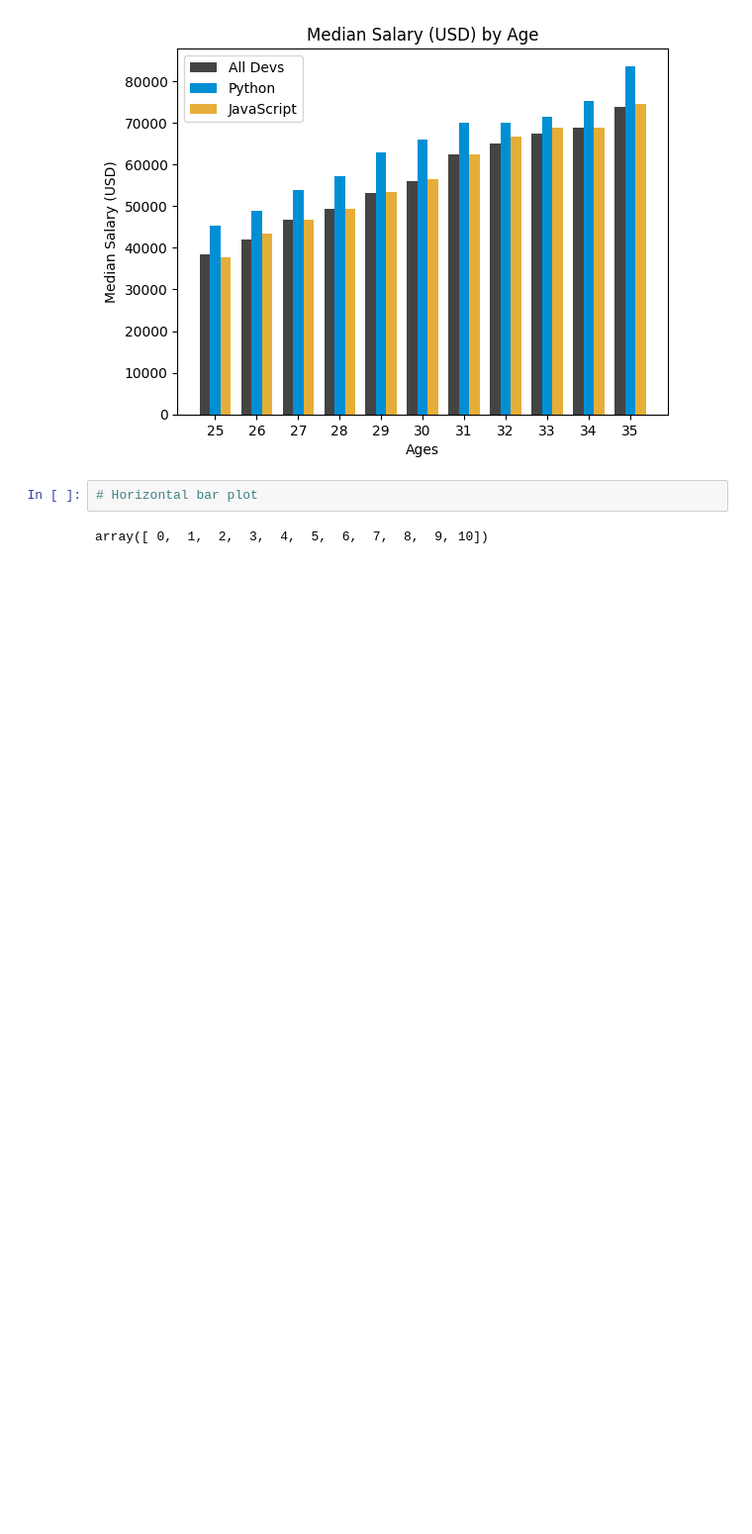
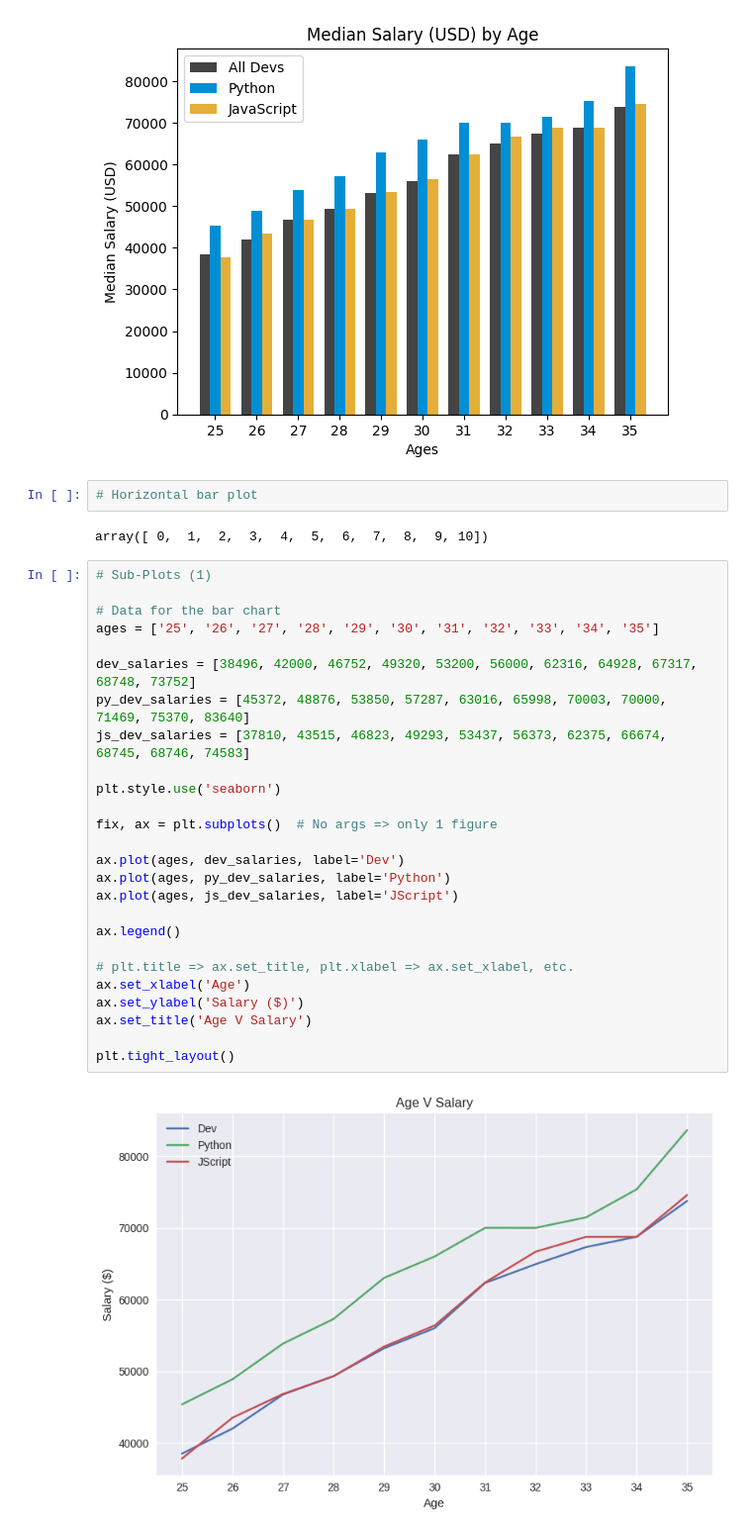
Before and after one commit to Mark12481632/Python-Language, a Jupyter notebook: Matplotlib.ipynb, the cells around one changed output. Shown at 99% size. Drawn from its saved outputs; the diff is of its cells as text; blank space fills up the shorter version.

```diff
--- a/Matplotlib.ipynb
+++ b/Matplotlib.ipynb
@@ -237,3 +274,31 @@ plt.show()  # Display the plot
 # Horizontal bar plot
 # %% [output]
 array([ 0,  1,  2,  3,  4,  5,  6,  7,  8,  9, 10])
+# %%
+# Sub-Plots (1)
+
+# Data for the bar chart
+ages = ['25', '26', '27', '28', '29', '30', '31', '32', '33', '34', '35']
+
+dev_salaries = [38496, 42000, 46752, 49320, 53200, 56000, 62316, 64928, 67317, 68748, 73752]
+py_dev_salaries = [45372, 48876, 53850, 57287, 63016, 65998, 70003, 70000, 71469, 75370, 83640]
+js_dev_salaries = [37810, 43515, 46823, 49293, 53437, 56373, 62375, 66674, 68745, 68746, 74583]
+
+plt.style.use('seaborn')
+
+fix, ax = plt.subplots()  # No args => only 1 figure
+
+ax.plot(ages, dev_salaries, label='Dev')
+ax.plot(ages, py_dev_salaries, label='Python')
+ax.plot(ages, js_dev_salaries, label='JScript')
+
+ax.legend()
+
+# plt.title => ax.set_title, plt.xlabel => ax.set_xlabel, etc.
+ax.set_xlabel('Age')
+ax.set_ylabel('Salary ($)')
+ax.set_title('Age V Salary')
+
+plt.tight_layout()
+# %% [output]
+[figure, added]
```
Also changed, not shown: parts of 14 cells of this notebook.
